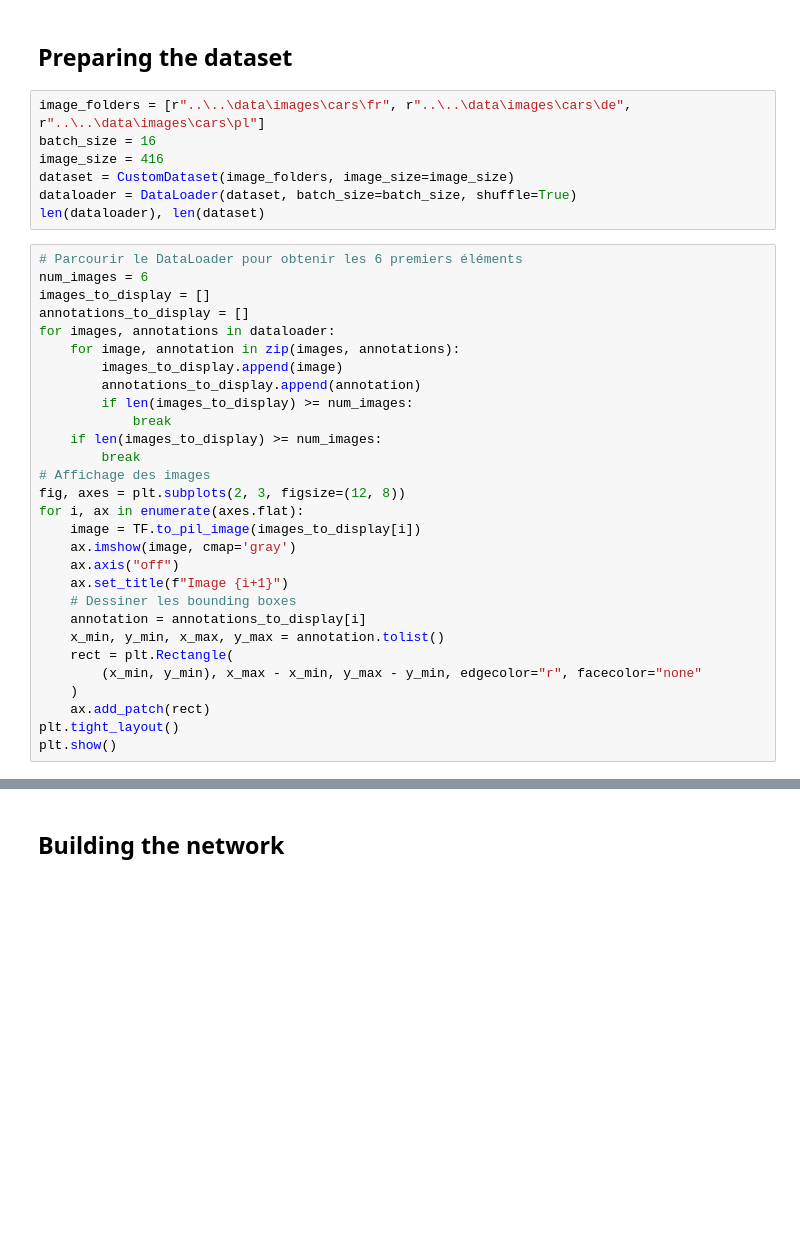
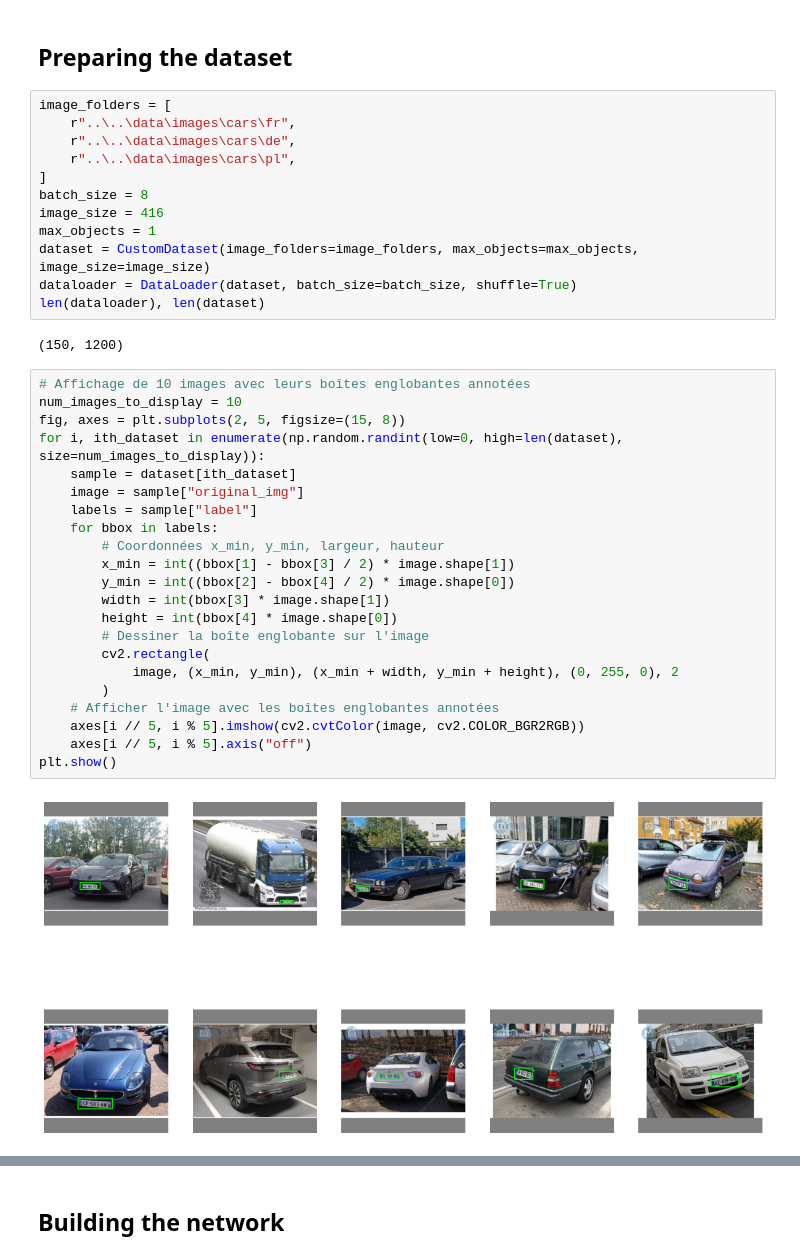
Before and after one commit to AlexandreYao/Automotive-license-plate-recognition, a Jupyter notebook: src/plate-detection/main.ipynb, the cells around one changed output, grey strips where cells are left out. Cells and saved outputs as stored; diff of their text form; blank space fills up the shorter version.

```diff
--- a/src/plate-detection/main.ipynb
+++ b/src/plate-detection/main.ipynb
@@ -26,38 +35,40 @@ print(f"runnning on {device}")
 # %% [markdown]
 ## Preparing the dataset
 # %%
-image_folders = [r"..\..\data\images\cars\fr", r"..\..\data\images\cars\de", r"..\..\data\images\cars\pl"]
-batch_size = 16
+image_folders = [
+    r"..\..\data\images\cars\fr",
+    r"..\..\data\images\cars\de",
+    r"..\..\data\images\cars\pl",
+]
+batch_size = 8
 image_size = 416
-dataset = CustomDataset(image_folders, image_size=image_size)
+max_objects = 1
+dataset = CustomDataset(image_folders=image_folders, max_objects=max_objects, image_size=image_size)
 dataloader = DataLoader(dataset, batch_size=batch_size, shuffle=True)
 len(dataloader), len(dataset)
+# %% [output]
+(150, 1200)
-# %%
-# Parcourir le DataLoader pour obtenir les 6 premiers éléments
-num_images = 6
-images_to_display = []
-annotations_to_display = []
-for images, annotations in dataloader:
-    for image, annotation in zip(images, annotations):
-        images_to_display.append(image)
-        annotations_to_display.append(annotation)
-        if len(images_to_display) >= num_images:
-            break
-    if len(images_to_display) >= num_images:
-        break
-# Affichage des images
-fig, axes = plt.subplots(2, 3, figsize=(12, 8))
-for i, ax in enumerate(axes.flat):
-    image = TF.to_pil_image(images_to_display[i])
-    ax.imshow(image, cmap='gray')
-    ax.axis("off")
-    ax.set_title(f"Image {i+1}")
-    # Dessiner les bounding boxes
-    annotation = annotations_to_display[i]
-    x_min, y_min, x_max, y_max = annotation.tolist()
-    rect = plt.Rectangle(
-        (x_min, y_min), x_max - x_min, y_max - y_min, edgecolor="r", facecolor="none"
-    )
-    ax.add_patch(rect)
-plt.tight_layout()
-plt.show()
+# %%
+# Affichage de 10 images avec leurs boîtes englobantes annotées
+num_images_to_display = 10
+fig, axes = plt.subplots(2, 5, figsize=(15, 8))
+for i, ith_dataset in enumerate(np.random.randint(low=0, high=len(dataset), size=num_images_to_display)):
+    sample = dataset[ith_dataset]
+    image = sample["original_img"]
+    labels = sample["label"]
+    for bbox in labels:
+        # Coordonnées x_min, y_min, largeur, hauteur
+        x_min = int((bbox[1] - bbox[3] / 2) * image.shape[1])
+        y_min = int((bbox[2] - bbox[4] / 2) * image.shape[0])
+        width = int(bbox[3] * image.shape[1])
+        height = int(bbox[4] * image.shape[0])
+        # Dessiner la boîte englobante sur l'image
+        cv2.rectangle(
+            image, (x_min, y_min), (x_min + width, y_min + height), (0, 255, 0), 2
+        )
+    # Afficher l'image avec les boîtes englobantes annotées
+    axes[i // 5, i % 5].imshow(cv2.cvtColor(image, cv2.COLOR_BGR2RGB))
+    axes[i // 5, i % 5].axis("off")
+plt.show()
+# %% [output]
+[figure, added]
```
Also changed, not shown: parts of 9 cells of this notebook, 3 other files.
